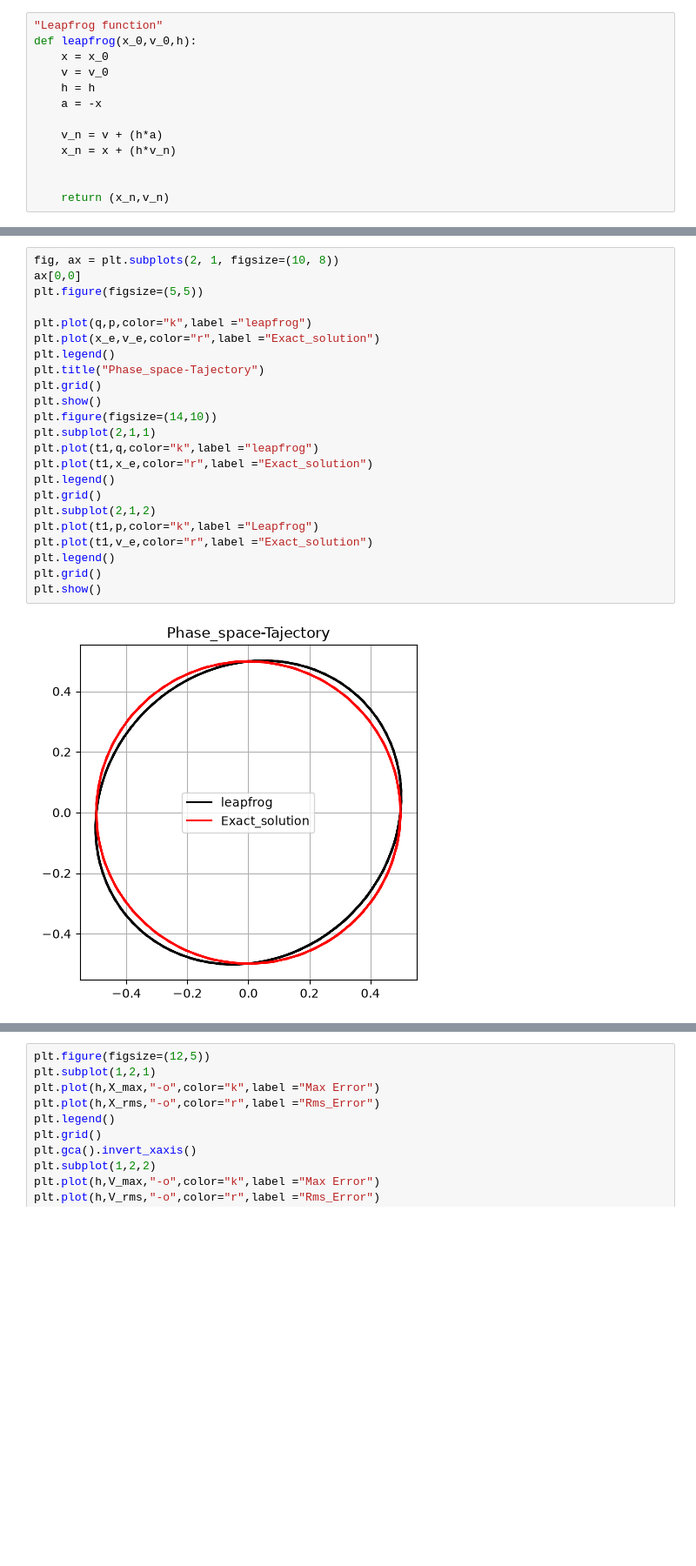
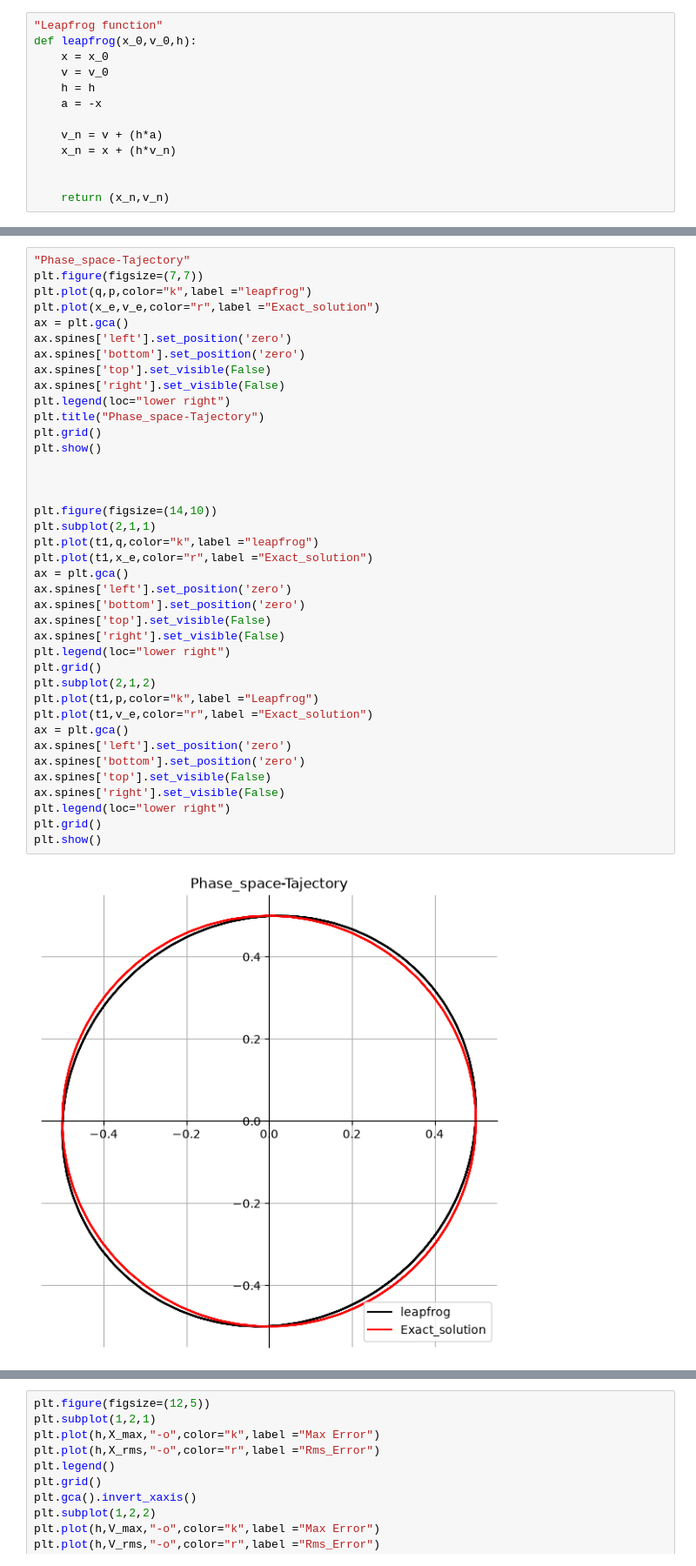
Before and after one commit to Aathi2165/AE801_2026, a Jupyter notebook: numode_ivp/Raguram_ODE_IVP.ipynb, the cells around one changed output, grey strips where cells are left out. Shown at 87% size. Saved outputs shown, nothing was run; the diff lists cells and outputs as text; blank space fills up the shorter version.

```diff
--- a/numode_ivp/Raguram_ODE_IVP.ipynb
+++ b/numode_ivp/Raguram_ODE_IVP.ipynb
@@ -78,26 +129,42 @@ v_e = -0.5*np.sin(t1)
 #print("x",x)
 # %%
-fig, ax = plt.subplots(2, 1, figsize=(10, 8))
-ax[0,0]
-plt.figure(figsize=(5,5))
-
+"Phase_space-Tajectory"
+plt.figure(figsize=(7,7))
 plt.plot(q,p,color="k",label ="leapfrog")
 plt.plot(x_e,v_e,color="r",label ="Exact_solution")
-plt.legend()
+ax = plt.gca()
+ax.spines['left'].set_position('zero')
+ax.spines['bottom'].set_position('zero')
+ax.spines['top'].set_visible(False)
+ax.spines['right'].set_visible(False)
+plt.legend(loc="lower right")
 plt.title("Phase_space-Tajectory")
 plt.grid()
 plt.show()
+
+
+
 plt.figure(figsize=(14,10))
 plt.subplot(2,1,1)
 plt.plot(t1,q,color="k",label ="leapfrog")
 plt.plot(t1,x_e,color="r",label ="Exact_solution")
-plt.legend()
+ax = plt.gca()
+ax.spines['left'].set_position('zero')
+ax.spines['bottom'].set_position('zero')
+ax.spines['top'].set_visible(False)
+ax.spines['right'].set_visible(False)
+plt.legend(loc="lower right")
 plt.grid()
 plt.subplot(2,1,2)
 plt.plot(t1,p,color="k",label ="Leapfrog")
 plt.plot(t1,v_e,color="r",label ="Exact_solution")
-plt.legend()
+ax = plt.gca()
+ax.spines['left'].set_position('zero')
+ax.spines['bottom'].set_position('zero')
+ax.spines['top'].set_visible(False)
+ax.spines['right'].set_visible(False)
+plt.legend(loc="lower right")
 plt.grid()
 plt.show()
 # %% [output]
-[figure, old version]
+[figure, new version]
```
Also changed, not shown: parts of 13 cells of this notebook.
